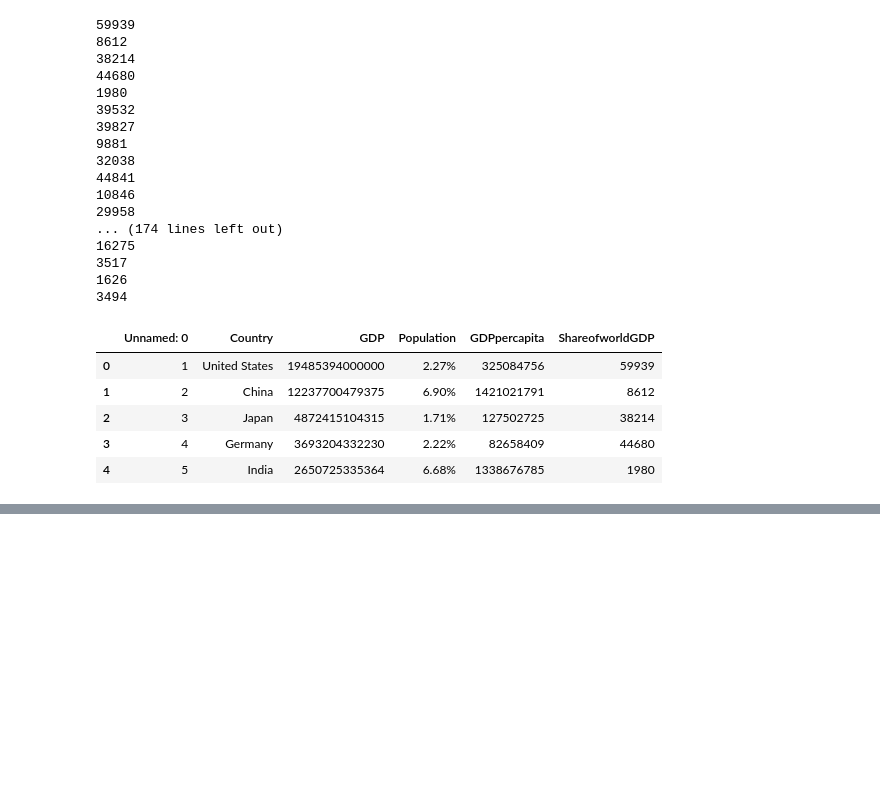
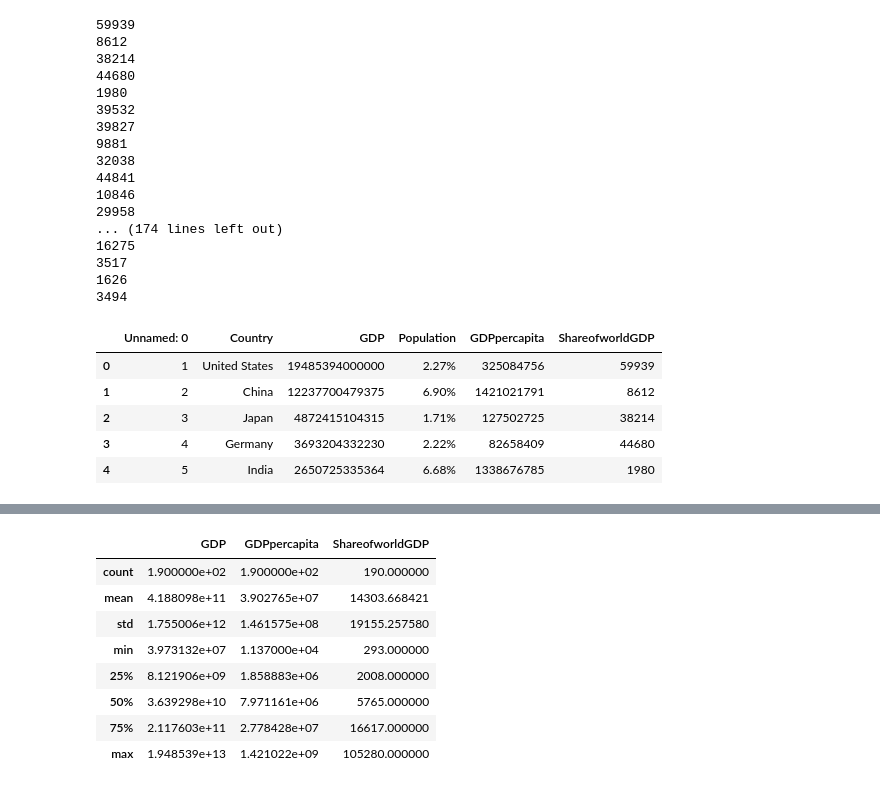
Before and after one commit to Barsha2509/Web-scraping_projects, a Jupyter notebook: GDP web scrapping.ipynb, the cells around one changed output, grey strips where cells are left out. Cells and saved outputs as stored; diff of their text form; code cells hidden in the pictures; blank space fills up the shorter version.

```diff
--- a/GDP web scrapping.ipynb
+++ b/GDP web scrapping.ipynb
@@ -93,0 +124,12 @@ data.head()
+# %%
+data.describe()
+# %% [output]
+|  | GDP | GDPpercapita | ShareofworldGDP |
+| count | 1.900000e+02 | 1.900000e+02 | 190.000000 |
+| mean | 4.188098e+11 | 3.902765e+07 | 14303.668421 |
+| std | 1.755006e+12 | 1.461575e+08 | 19155.257580 |
+| min | 3.973132e+07 | 1.137000e+04 | 293.000000 |
+| 25% | 8.121906e+09 | 1.858883e+06 | 2008.000000 |
+| 50% | 3.639298e+10 | 7.971161e+06 | 5765.000000 |
+| 75% | 2.117603e+11 | 2.778428e+07 | 16617.000000 |
+| max | 1.948539e+13 | 1.421022e+09 | 105280.000000 |
```
Also changed, not shown: parts of 10 cells of this notebook.
